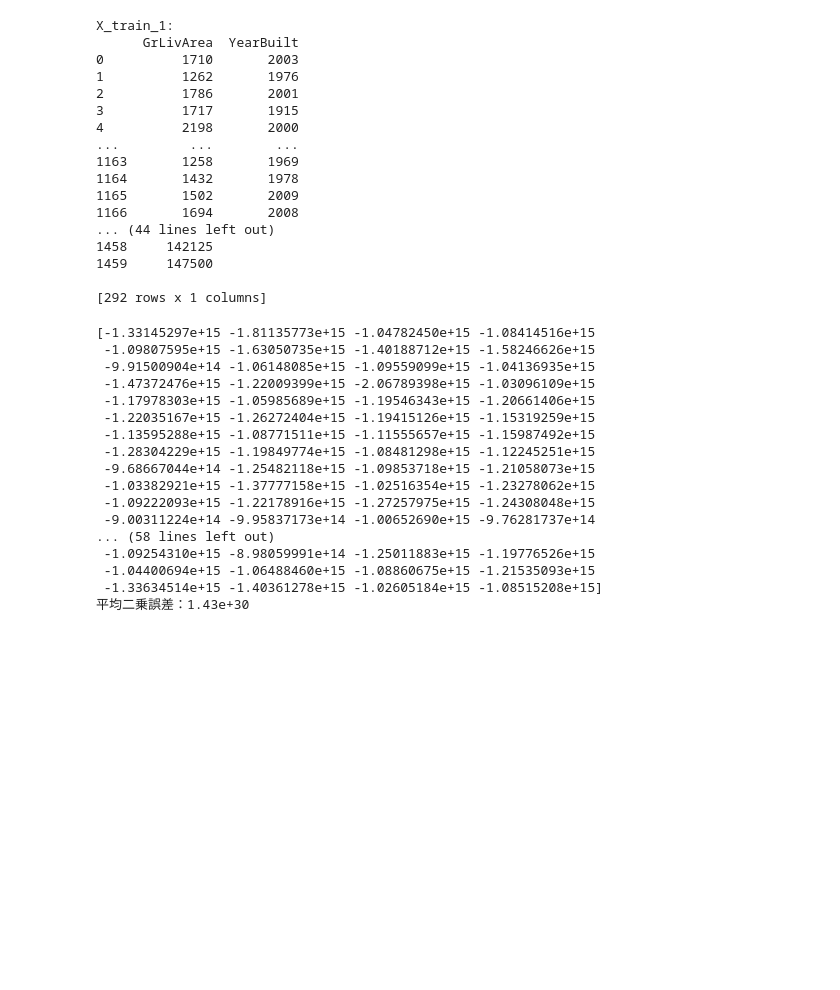
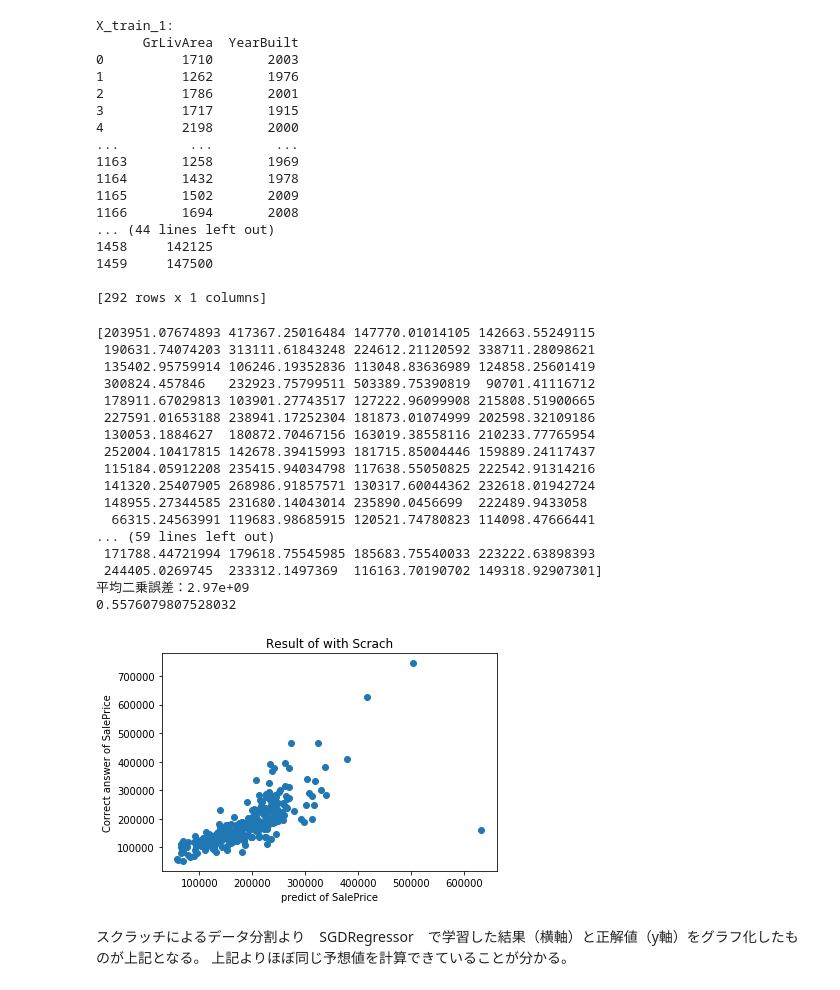
Before and after one commit to Mishiba-Toshihiro/diveintocode-ml, a Jupyter notebook: Sprint2 機械学習スクラッチ入門.ipynb, the cells around one changed output. Drawn from its saved outputs; the diff is of its cells as text; code cells hidden in the pictures; blank space fills up the shorter version.

```diff
--- a/Sprint2 機械学習スクラッチ入門.ipynb
+++ b/Sprint2 機械学習スクラッチ入門.ipynb
@@ -632,16 +632,23 @@ train_data = pd.read_csv("train.csv")
 X = train_data[["GrLivArea","YearBuilt"]]
 y = train_data[["SalePrice"]]
 # %%
+from sklearn.preprocessing import StandardScaler
+
 #　scratch_train_test_split（）で分割
-X_train_1 = scratch_train_test_split(X, y, train_size=0.8)[0]
-X_test_1 = scratch_train_test_split(X, y, train_size=0.8)[1]
-y_train_1 = scratch_train_test_split(X, y, train_size=0.8)[2]
-y_test_1 = scratch_train_test_split(X, y, train_size=0.8)[3]
+X_train_1 = scratch_train_test_split(X, y, train_size=0.8)[0].values
+X_test_1 = scratch_train_test_split(X, y, train_size=0.8)[1].values
+y_train_1 = scratch_train_test_split(X, y, train_size=0.8)[2].values
+y_test_1 = scratch_train_test_split(X, y, train_size=0.8)[3].values
 
 print('X_train_1:\n{}'.format(scratch_train_test_split(X, y, train_size=0.8)[0]))
 print('X_test_1:\n{}'.format(scratch_train_test_split(X, y, train_size=0.8)[1]))
 print('y_train_1:\n{}'.format(scratch_train_test_split(X, y, train_size=0.8)[2]))
 print('y_test_1:\n{}'.format(scratch_train_test_split(X, y, train_size=0.8)[3]))
+
+scaler = StandardScaler()
+scaler.fit(X_train_1)
+X_train_1 = scaler.transform(X_train_1)
+X_test_1 = scaler.transform(X_test_1)
 # %% [output]
 X_train_1:
       GrLivArea  YearBuilt
@@ -665,7 +672,7 @@ X_train_1:
 from sklearn.metrics import mean_squared_error
 from sklearn.linear_model import SGDRegressor
 
-SGDR_1 = SGDRegressor()
+SGDR_1 = SGDRegressor(eta0=0.001)
 
 SGDR_1.fit(X_train_1,y_train_1)
 y_pred_1 = SGDR_1.predict(X_test_1)
@@ -674,22 +681,34 @@ MSE = mean_squared_error(y_test_1,y_pred_1)
 
 print(y_pred_1)
 print("平均二乗誤差：{:.3g}".format(MSE))
+print(SGDR_1.score(X_test_1,y_test_1))
 # %% [output]
-[-1.33145297e+15 -1.81135773e+15 -1.04782450e+15 -1.08414516e+15
- -1.09807595e+15 -1.63050735e+15 -1.40188712e+15 -1.58246626e+15
- -9.91500904e+14 -1.06148085e+15 -1.09559099e+15 -1.04136935e+15
- -1.47372476e+15 -1.22009399e+15 -2.06789398e+15 -1.03096109e+15
- -1.17978303e+15 -1.05985689e+15 -1.19546343e+15 -1.20661406e+15
- -1.22035167e+15 -1.26272404e+15 -1.19415126e+15 -1.15319259e+15
- -1.13595288e+15 -1.08771511e+15 -1.11555657e+15 -1.15987492e+15
- -1.28304229e+15 -1.19849774e+15 -1.08481298e+15 -1.12245251e+15
- -9.68667044e+14 -1.25482118e+15 -1.09853718e+15 -1.21058073e+15
- -1.03382921e+15 -1.37777158e+15 -1.02516354e+15 -1.23278062e+15
- -1.09222093e+15 -1.22178916e+15 -1.27257975e+15 -1.24308048e+15
- -9.00311224e+14 -9.95837173e+14 -1.00652690e+15 -9.76281737e+14
-... (58 lines left out)
- -1.09254310e+15 -8.98059991e+14 -1.25011883e+15 -1.19776526e+15
- -1.04400694e+15 -1.06488460e+15 -1.08860675e+15 -1.21535093e+15
- -1.33634514e+15 -1.40361278e+15 -1.02605184e+15 -1.08515208e+15]
-平均二乗誤差：1.43e+30
+[203951.07674893 417367.25016484 147770.01014105 142663.55249115
+ 190631.74074203 313111.61843248 224612.21120592 338711.28098621
+ 135402.95759914 106246.19352836 113048.83636989 124858.25601419
+ 300824.457846   232923.75799511 503389.75390819  90701.41116712
+ 178911.67029813 103901.27743517 127222.96099908 215808.51900665
+ 227591.01653188 238941.17252304 181873.01074999 202598.32109186
+ 130053.1884627  180872.70467156 163019.38558116 210233.77765954
+ 252004.10417815 142678.39415993 181715.85004446 159889.24117437
+ 115184.05912208 235415.94034798 117638.55050825 222542.91314216
+ 141320.25407905 268986.91857571 130317.60044362 232618.01942724
+ 148955.27344585 231680.14043014 235890.0456699  222489.9433058
+  66315.24563991 119683.98685915 120521.74780823 114098.47666441
+... (59 lines left out)
+ 171788.44721994 179618.75545985 185683.75540033 223222.63898393
+ 244405.0269745  233312.1497369  116163.70190702 149318.92907301]
+平均二乗誤差：2.97e+09
+0.5576079807528032
+# %%
+plt.scatter(y_pred_1,y_test_1)
+plt.title("Result of with Scrach")
+plt.xlabel("predict of SalePrice")
+plt.ylabel("Correct answer of SalePrice")
+plt.show()
+# %% [output]
+[figure, added]
+# %% [markdown]
+スクラッチによるデータ分割より　SGDRegressor　で学習した結果（横軸）と正解値（y軸）をグラフ化したものが上記となる。
+上記よりほぼ同じ予想値を計算できていることが分かる。
 # %%
```
Also changed, not shown: parts of 8 cells of this notebook.
